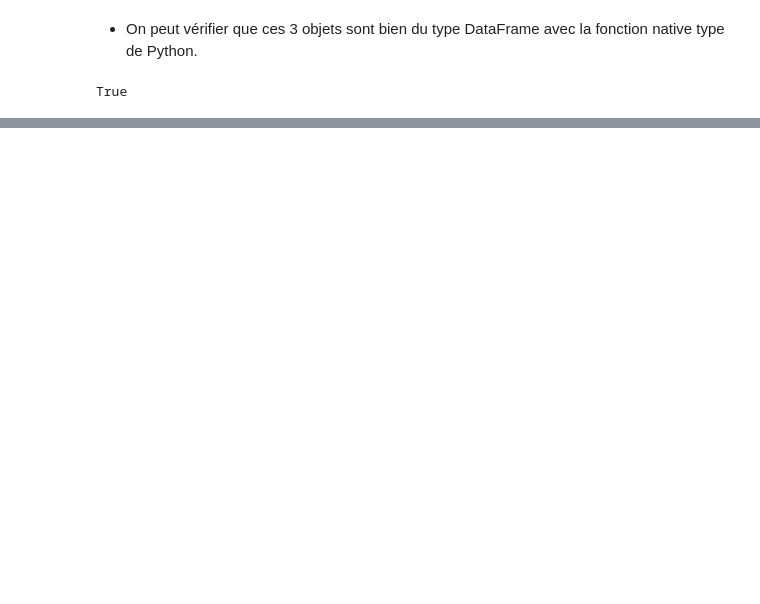
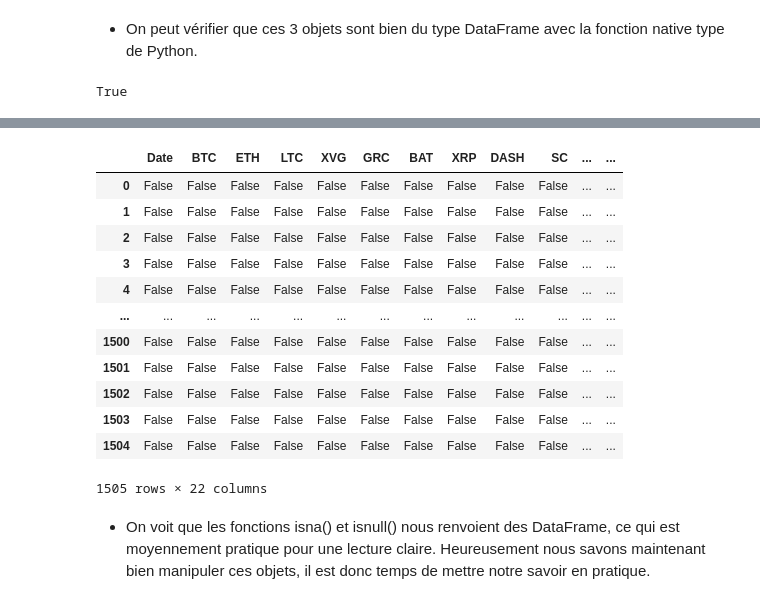
Before and after one commit to jeau-luc/python_panadas, a Jupyter notebook: Commande_pandas.ipynb, the cells around one changed output, grey strips where cells are left out. Drawn from its saved outputs; the diff is of its cells as text; code cells hidden in the pictures; blank space fills up the shorter version.

```diff
--- a/Commande_pandas.ipynb
+++ b/Commande_pandas.ipynb
@@ -890,0 +930,18 @@ True
+# %%
+crypto2018.isna()
+# %% [output]
+|  | Date | BTC | ETH | LTC | XVG | GRC | BAT | XRP | DASH | SC | ... | ... |
+| 0 | False | False | False | False | False | False | False | False | False | False | ... | ... |
+| 1 | False | False | False | False | False | False | False | False | False | False | ... | ... |
+| 2 | False | False | False | False | False | False | False | False | False | False | ... | ... |
+| 3 | False | False | False | False | False | False | False | False | False | False | ... | ... |
+| 4 | False | False | False | False | False | False | False | False | False | False | ... | ... |
+| ... | ... | ... | ... | ... | ... | ... | ... | ... | ... | ... | ... | ... |
+| 1500 | False | False | False | False | False | False | False | False | False | False | ... | ... |
+| 1501 | False | False | False | False | False | False | False | False | False | False | ... | ... |
+| 1502 | False | False | False | False | False | False | False | False | False | False | ... | ... |
+| 1503 | False | False | False | False | False | False | False | False | False | False | ... | ... |
+| 1504 | False | False | False | False | False | False | False | False | False | False | ... | ... |
+1505 rows × 22 columns
+# %% [markdown]
+- On voit que les fonctions isna() et isnull() nous renvoient des DataFrame, ce qui est moyennement pratique pour une lecture claire. Heureusement nous savons maintenant bien manipuler ces objets, il est donc temps de mettre notre savoir en pratique.
```
Also changed, not shown: parts of 19 cells of this notebook.
